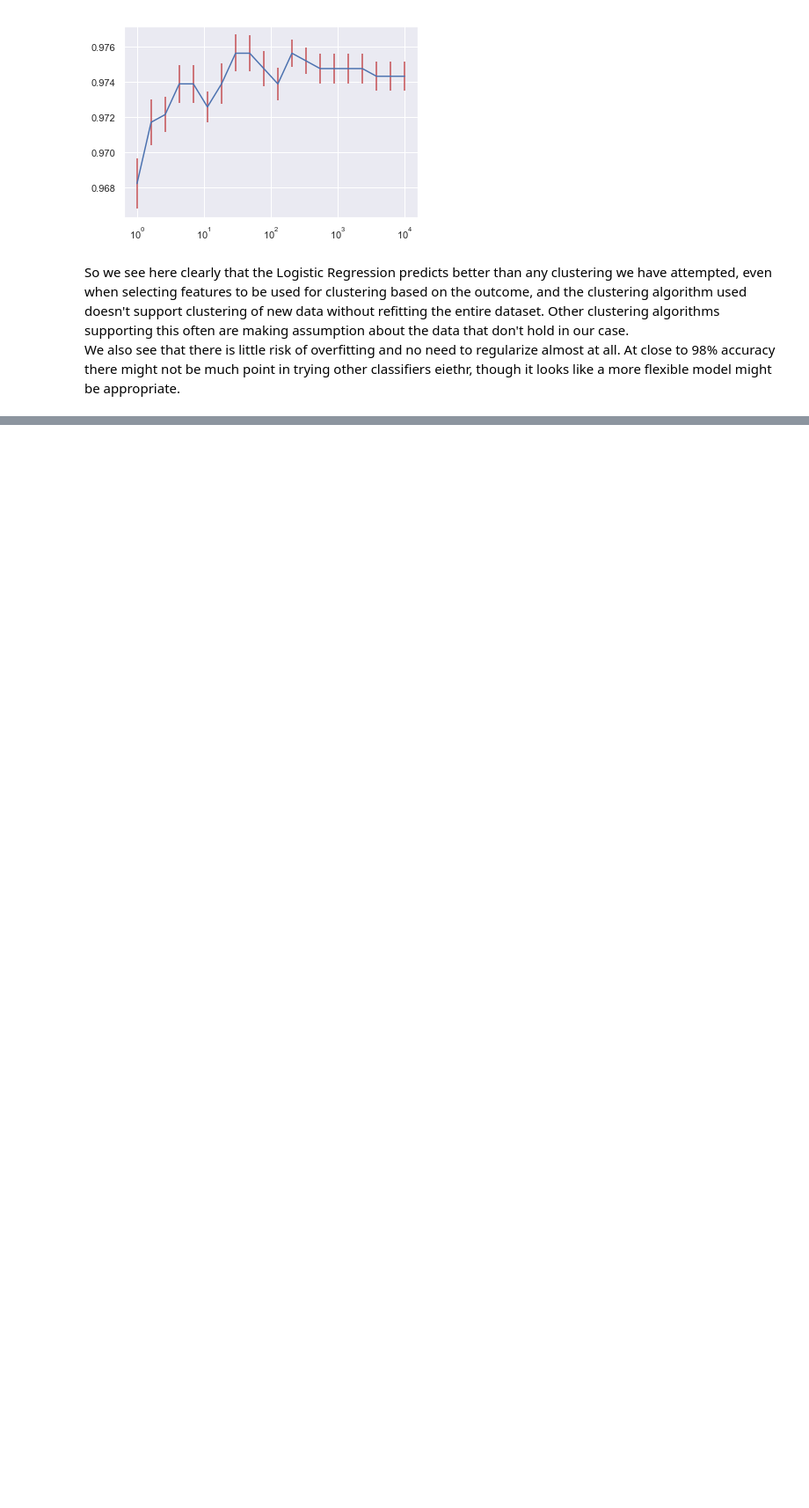
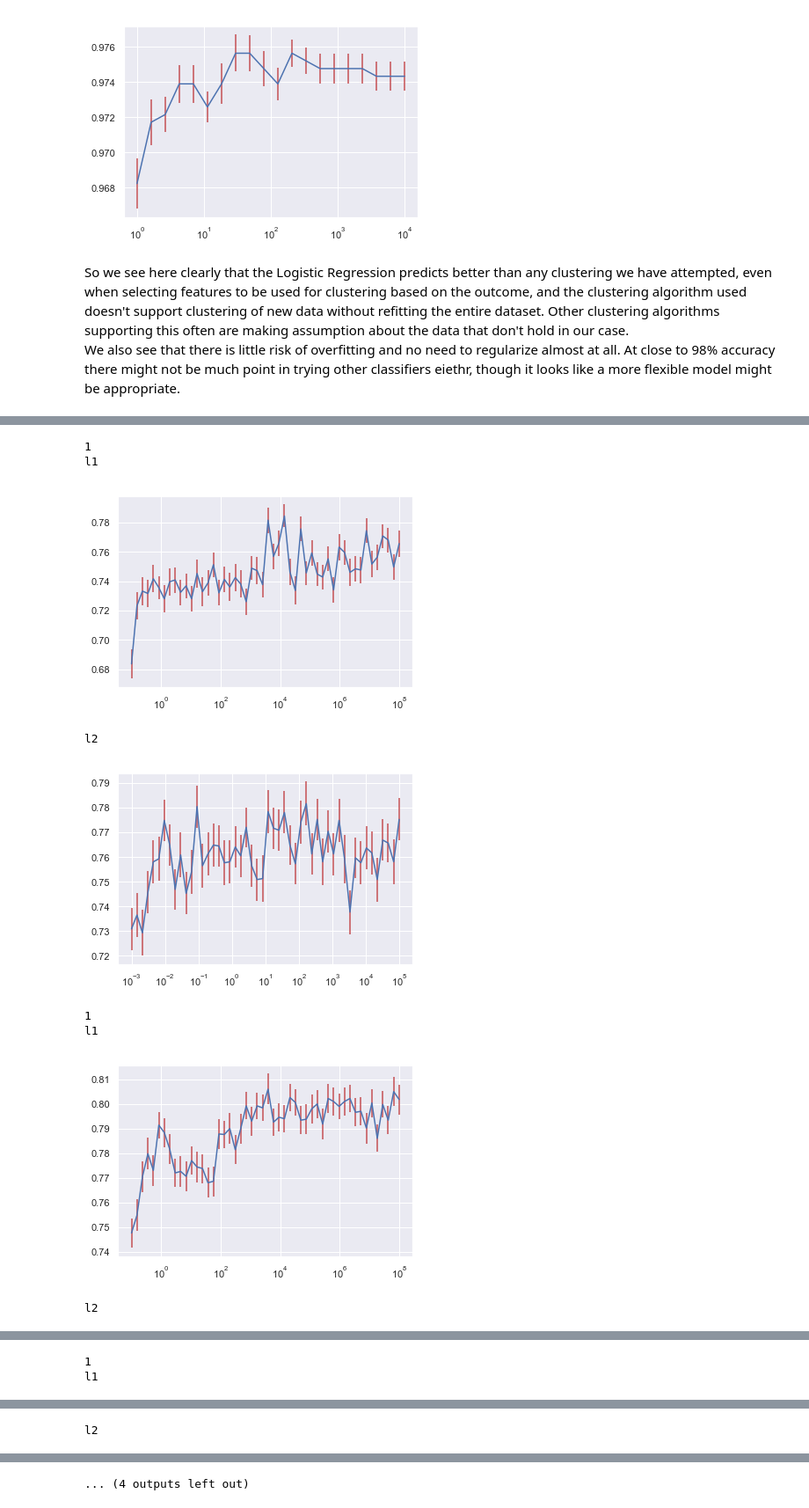
Before and after one commit to aleksaw/ml-society-science, a Jupyter notebook: src/project-2/Project2-submission.ipynb, the cells around one changed output, grey strips where cells are left out. Shown: that part at 88% size. Cells and saved outputs as stored; diff of their text form; code cells hidden in the pictures; blank space fills up the shorter version.

```diff
--- a/src/project-2/Project2-submission.ipynb
+++ b/src/project-2/Project2-submission.ipynb
@@ -918,0 +922,44 @@ So the picture is much the same for both penalties. Same accuracy and same optim
+# %%
+n_data = (50, 100, 200, 400)
+n_repeats = 50
+n_folds = 5
+Cs = [np.logspace(-1,8,50), np.logspace(-3,5,50)]
+measure = (acc_rr, accuracy_score)
+penalties = ('l1', 'l2')
+for N in n_data:
+    a = 1 # There are simply too few Y=1 in A=0 to use less data
+    print(a)
+    amask = (A.values==a)[:,0]
+    for p, pen in enumerate(penalties):
+        print(pen)
+        accuracies = np.zeros(len(Cs[a]))
+        deviations = np.zeros(len(Cs[a]))
+        for i, c in enumerate(Cs[p]):
+            #print(f"C={c:.3f}")
+            accuracy = np.zeros(n_folds * n_repeats)
+            j = 0
+            for _ in range(n_repeats):
+                subset_mask = np.random.choice(np.arange(amask.sum()), size=N, replace=False)
+                X_A = (X_sc[amask,:])[subset_mask,:]
+                Y_A = (Y.iloc[amask,].values.ravel())[subset_mask]
+                for train, test in KFold(n_splits=n_folds).split(X_A):
+                    Xtr, ytr = (X_A[train,], Y_A[train])
+                    Xte, yte = (X_A[test,], Y_A[test])
+                    y_pred = LogisticRegression(C=c, penalty=pen).fit(Xtr, ytr).predict(Xte)
+                    accuracy[j] = measure[a](y_pred, yte)
+                    j += 1
+            accuracies[i] = np.mean(accuracy)
+            deviations[i] = stats.sem(accuracy)
+        plt.errorbar(Cs[p], accuracies, yerr=deviations, ecolor='r')
+        plt.xscale('log')
+        plt.show()
+# %% [output]
+1
+l1
+[figure, added]
+l2
+[figure, added]
+1
+l1
+[figure, added]
+l2
@@ -918,0 +967,2 @@ So the picture is much the same for both penalties. Same accuracy and same optim
+1
+l1
@@ -918,0 +970 @@ So the picture is much the same for both penalties. Same accuracy and same optim
+l2
@@ -918,0 +972 @@ So the picture is much the same for both penalties. Same accuracy and same optim
+... (4 outputs left out)
```
Also changed, not shown: parts of 29 cells of this notebook, 1 other file.
